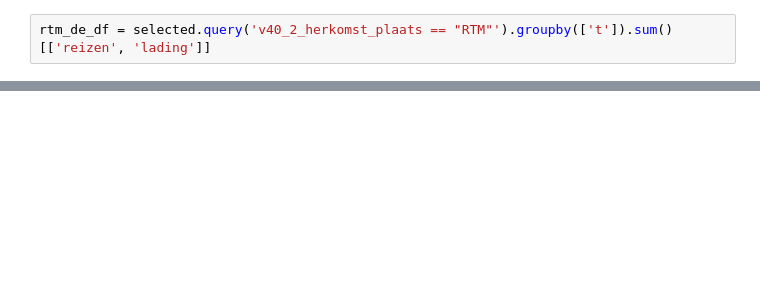
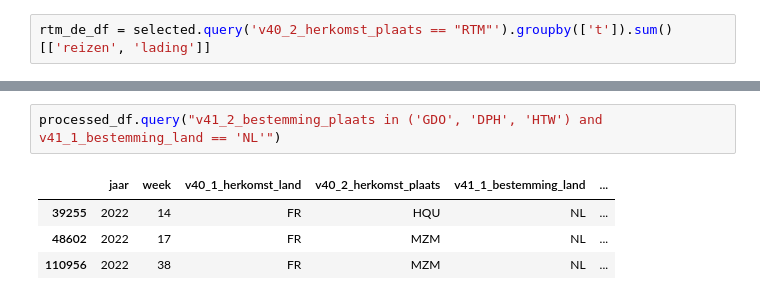
Before and after one commit to mapbox/storytelling, a Jupyter notebook: notebooks/ivs-trends.ipynb, the cells around one changed output, grey strips where cells are left out. Saved outputs shown, nothing was run; the diff lists cells and outputs as text; blank space fills up the shorter version.

```diff
--- a/notebooks/ivs-trends.ipynb
+++ b/notebooks/ivs-trends.ipynb
@@ -72,0 +73,7 @@ selected
+# %%
+processed_df.query("v41_2_bestemming_plaats in ('GDO', 'DPH', 'HTW') and v41_1_bestemming_land == 'NL'")
+# %% [output]
+|  | jaar | week | v40_1_herkomst_land | v40_2_herkomst_plaats | v41_1_bestemming_land | ... |
+| 39255 | 2022 | 14 | FR | HQU | NL | ... |
+| 48602 | 2022 | 17 | FR | MZM | NL | ... |
+| 110956 | 2022 | 38 | FR | MZM | NL | ... |
```
Also changed, not shown: parts of 7 cells of this notebook, 5 other files.
